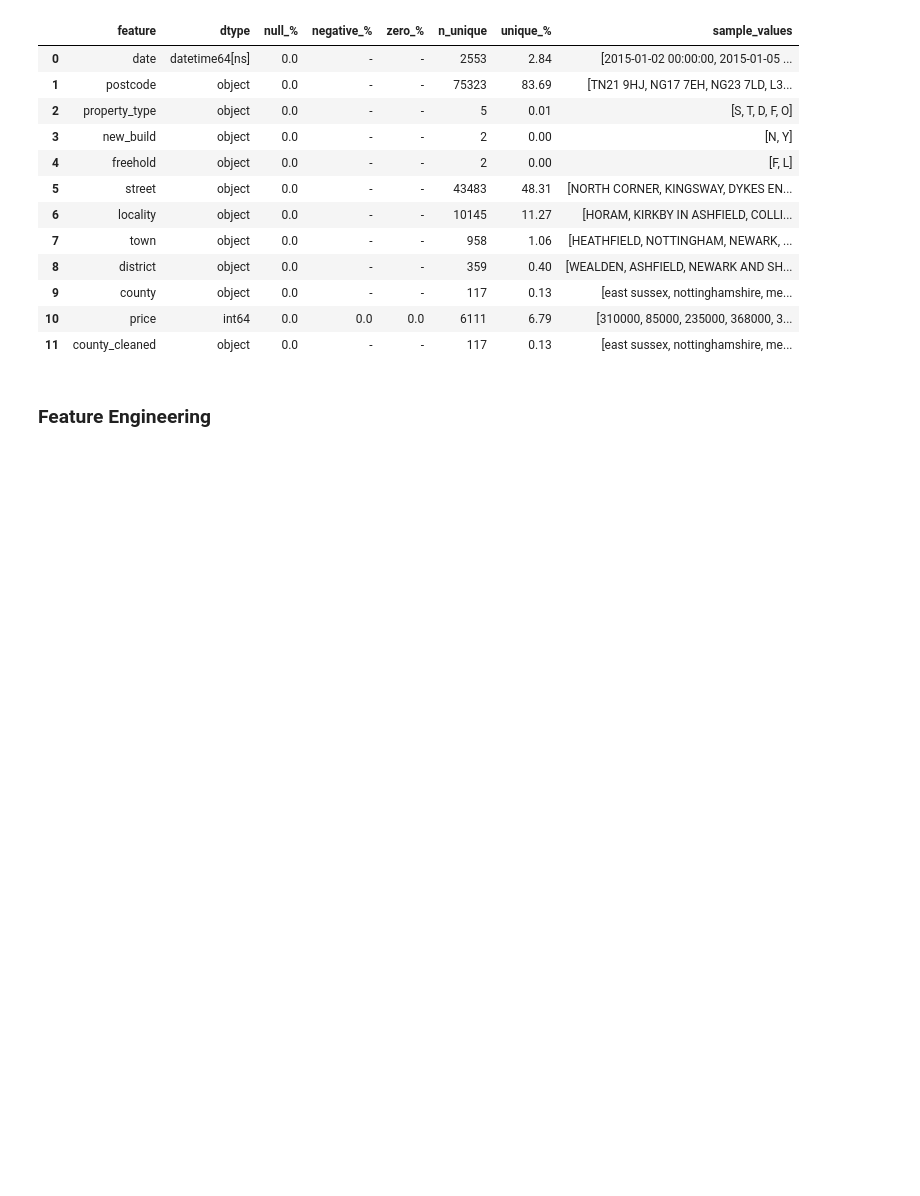
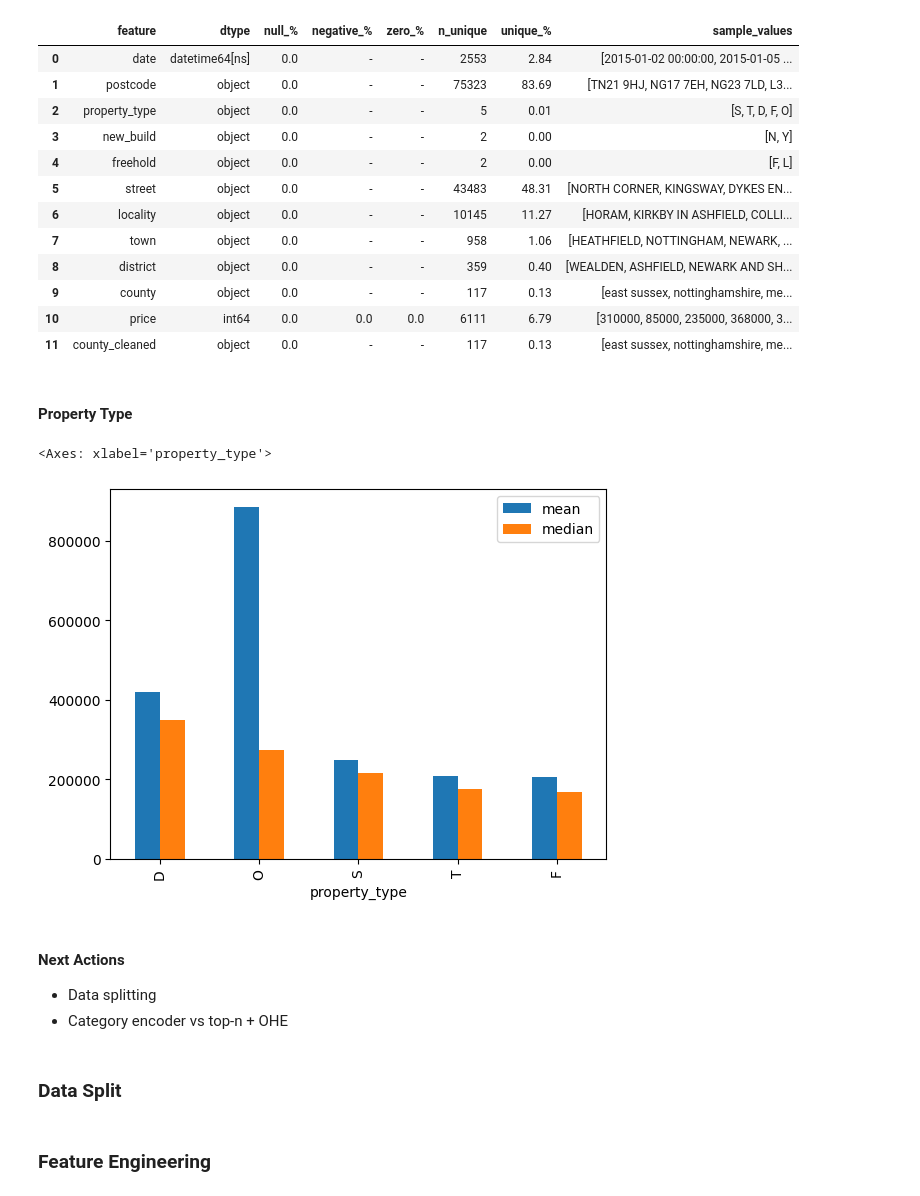
Before and after one commit to rbennum/house-price-prediction, a Jupyter notebook: notebooks/uk_house_price.ipynb, the cells around one changed output. Cells and saved outputs as stored; diff of their text form; code cells hidden in the pictures; blank space fills up the shorter version.

```diff
--- a/notebooks/uk_house_price.ipynb
+++ b/notebooks/uk_house_price.ipynb
@@ -336,6 +331,27 @@ DF shape: (90000, 12)
 | 9 | county | object | 0.0 | - | - | 117 | 0.13 | [east sussex, nottinghamshire, me... |
 | 10 | price | int64 | 0.0 | 0.0 | 0.0 | 6111 | 6.79 | [310000, 85000, 235000, 368000, 3... |
 | 11 | county_cleaned | object | 0.0 | - | - | 117 | 0.13 | [east sussex, nottinghamshire, me... |
+# %% [markdown]
+#### Property Type
+# %%
+df_temp = df.copy()
+(
+    df_temp
+    .groupby('property_type')['price'].agg(['mean', 'median'])
+    .sort_values('median', ascending=False)
+    .reset_index(drop=False)
+    .plot(x='property_type', kind='bar', y=['mean', 'median'])
+)
+# %% [output]
+<Axes: xlabel='property_type'>
+[figure, added]
+# %% [markdown]
+#### Next Actions
+
+- Data splitting
+- Category encoder vs top-n + OHE
+# %% [markdown]
+### Data Split
 # %% [markdown]
 ### Feature Engineering
 # %% [markdown]
```
Also changed, not shown: parts of 3 cells of this notebook.
